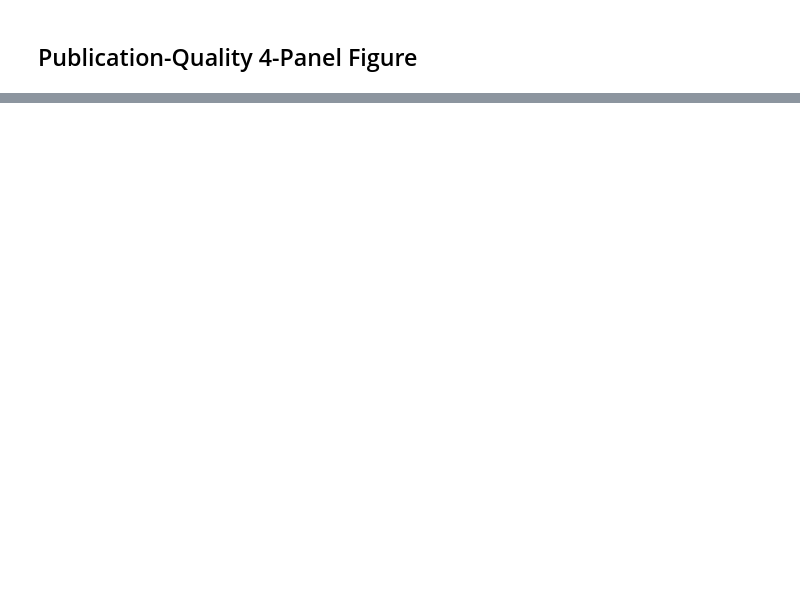
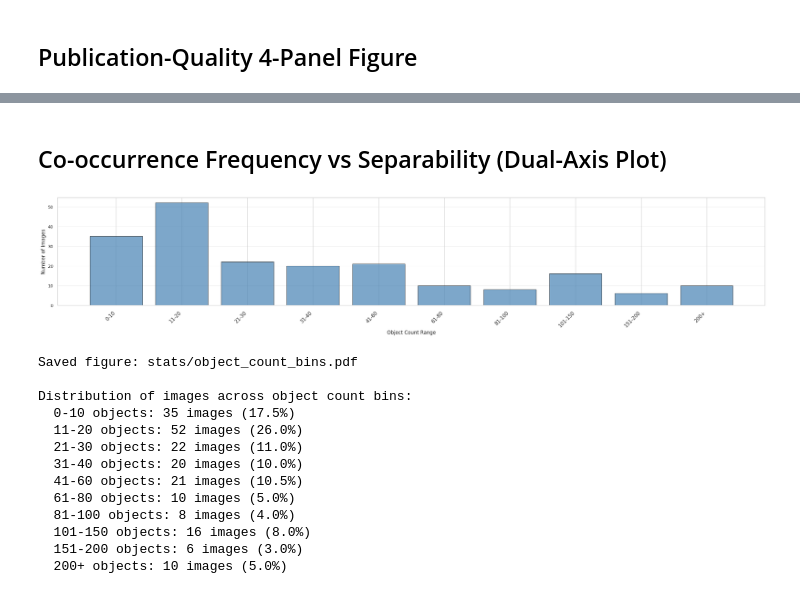
Before and after one commit to ciampluca/PrACo, a Jupyter notebook: data/multiclass-dataset/stats.ipynb, the cells around one changed output, grey strips where cells are left out. Cells and saved outputs as stored; diff of their text form; code cells hidden in the pictures; blank space fills up the shorter version.

```diff
--- a/data/multiclass-dataset/stats.ipynb
+++ b/data/multiclass-dataset/stats.ipynb
@@ -819,0 +988,49 @@ Panel (d) includes 45 classes with sufficient point data for NND calculation.
+# %% [markdown]
+## Co-occurrence Frequency vs Separability (Dual-Axis Plot)
+# %%
+# Horizontal bar plot showing distribution of images across object count bins
+counts = list(gt_counts.values())
+
+# Define bins for object counts
+bin_edges = [0, 10, 20, 30, 40, 60, 80, 100, 150, 200, max(counts)+1]
+bin_labels = ['0-10', '11-20', '21-30', '31-40', '41-60', '61-80', '81-100', '101-150', '151-200', '200+']
+
+# Count images in each bin
+bin_counts = []
+for i in range(len(bin_edges)-1):
+    count = sum(1 for c in counts if bin_edges[i] < c <= bin_edges[i+1])
+    bin_counts.append(count)
+
+fig, ax = plt.subplots(figsize=(25, 5))
+bars = ax.bar(range(len(bin_labels)), bin_counts,
+              edgecolor='black', alpha=0.7, color='steelblue')
+ax.set_xticks(range(len(bin_labels)))
+ax.set_xticklabels(bin_labels, rotation=45, ha='right', fontsize=12)
+ax.set_ylabel('Number of Images', fontsize=12)
+ax.set_xlabel('Object Count Range', fontsize=12)
+ax.grid(True, alpha=0.3, axis='y')
+
+plt.tight_layout()
+plt.savefig('stats/object_count_bins.pdf', dpi=400, bbox_inches='tight')
+plt.show()
+
+print(f"Saved figure: stats/object_count_bins.pdf")
+print(f"\nDistribution of images across object count bins:")
+for label, count in zip(bin_labels, bin_counts):
+    percentage = (count / total_images) * 100
+    print(f"  {label} objects: {count} images ({percentage:.1f}%)")
+# %% [output]
+[figure, added]
+Saved figure: stats/object_count_bins.pdf
+
+Distribution of images across object count bins:
+  0-10 objects: 35 images (17.5%)
+  11-20 objects: 52 images (26.0%)
+  21-30 objects: 22 images (11.0%)
+  31-40 objects: 20 images (10.0%)
+  41-60 objects: 21 images (10.5%)
+  61-80 objects: 10 images (5.0%)
+  81-100 objects: 8 images (4.0%)
+  101-150 objects: 16 images (8.0%)
+  151-200 objects: 6 images (3.0%)
+  200+ objects: 10 images (5.0%)
```
Also changed, not shown: parts of 20 cells of this notebook, 1 other file.
